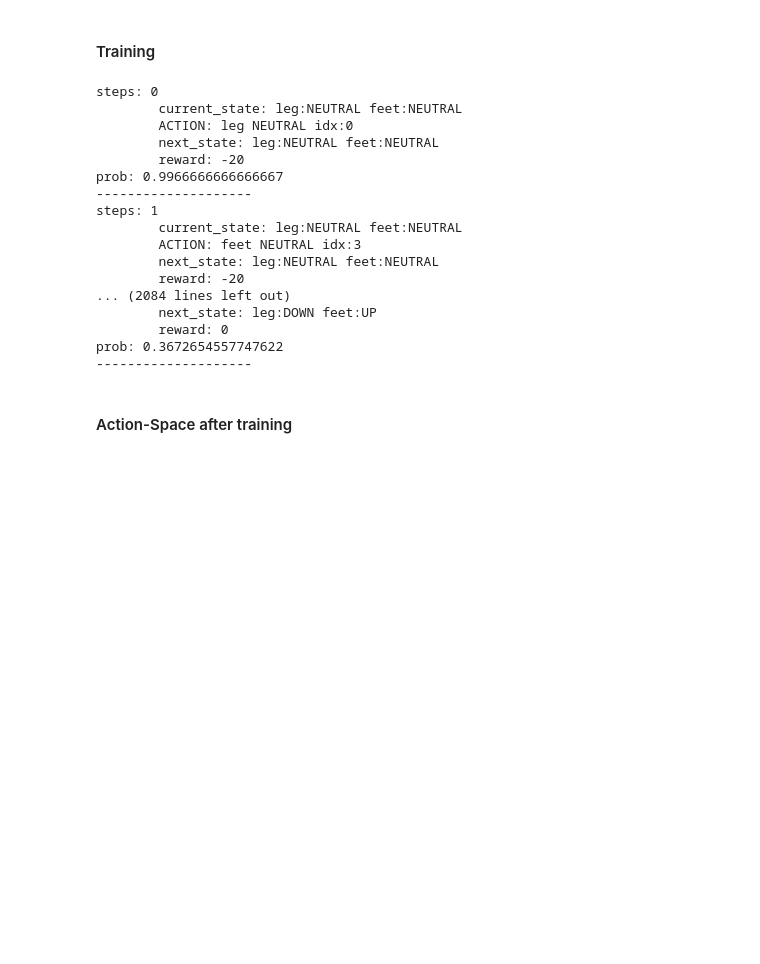
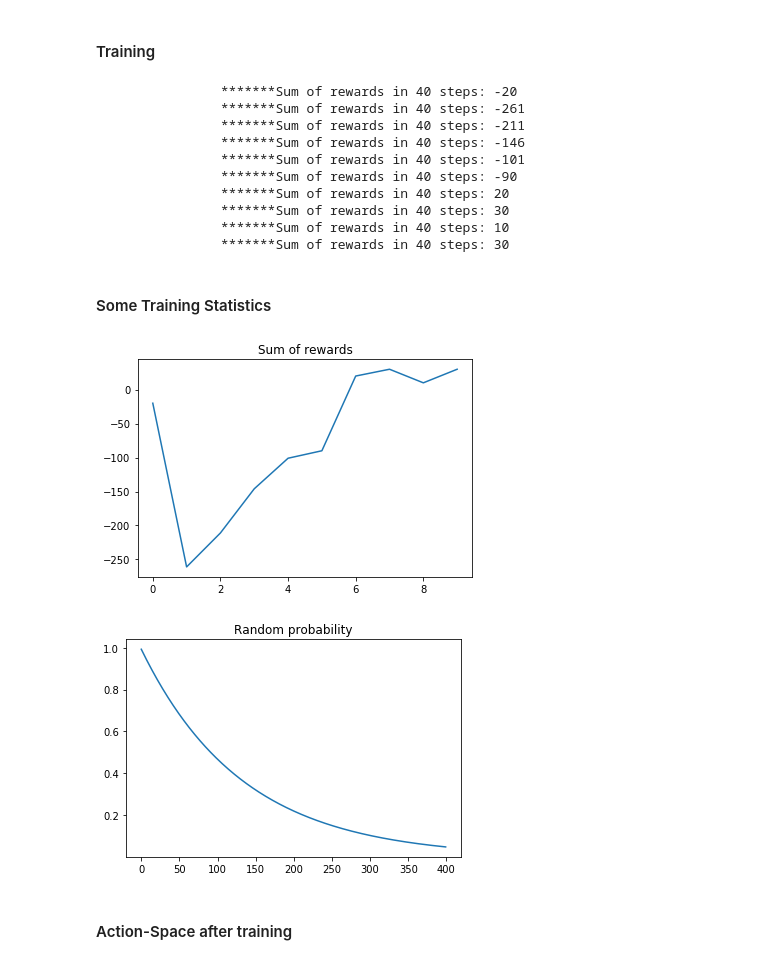
Before and after one commit to leonardoaraujosantos/RLBookCode, a Jupyter notebook: crawler_example/lego/train_notebook.ipynb, the cells around one changed output. Drawn from its saved outputs; the diff is of its cells as text; code cells hidden in the pictures; blank space fills up the shorter version.

```diff
--- a/crawler_example/lego/train_notebook.ipynb
+++ b/crawler_example/lego/train_notebook.ipynb
@@ -55,6 +60,9 @@ plt.show()
 #### Training
 # %%
 # Train
+sum_rewards = 0
+sum_rewards_vec = []
+probabilities_vec = []
 for steps in range(num_iterations_train):
     action = agent.choose_action(current_state)
     current_state_str = str(env)
@@ -62,29 +70,41 @@ for steps in range(num_iterations_train):
     next_state_str = env.state_idx_to_str(next_state)
     action_str = env.action_idx_to_str(action)
     agent.update_q_table(current_state, action, reward, next_state)
-    print('steps:', steps, '\n\tcurrent_state:', current_state_str, '\n\tACTION:', action_str, '\n\tnext_state:',
-          next_state_str, '\n\treward:', reward, '\nprob:', agent.e_greedy_prob)
-    print('-' * 20)
+    #print('steps:', steps, '\n\tcurrent_state:', current_state_str, '\n\tACTION:', action_str, '\n\tnext_state:',
+    #      next_state_str, '\n\treward:', reward, '\nprob:', agent.e_greedy_prob)
+    #print('-' * 20)
     # Don't forget to update your state otherwise the robot will be stuck
     current_state = next_state
+    # Accumulate rewards
+    sum_rewards += reward
+    probabilities_vec.append(agent.e_greedy_prob)
+    if steps % num_steps_eval == 0:
+        sum_rewards_vec.append(sum_rewards)
+        print('\t\t*******Sum of rewards in %d steps: %d' % (num_steps_eval, sum_rewards))
+        sum_rewards = 0
 # %% [output]
-steps: 0
-        current_state: leg:NEUTRAL feet:NEUTRAL
-        ACTION: leg NEUTRAL idx:0
-        next_state: leg:NEUTRAL feet:NEUTRAL
-        reward: -20
-prob: 0.9966666666666667
---------------------
-steps: 1
-        current_state: leg:NEUTRAL feet:NEUTRAL
-        ACTION: feet NEUTRAL idx:3
-        next_state: leg:NEUTRAL feet:NEUTRAL
-        reward: -20
-... (2084 lines left out)
-        next_state: leg:DOWN feet:UP
-        reward: 0
-prob: 0.3672654557747622
---------------------
+                *******Sum of rewards in 40 steps: -20
+                *******Sum of rewards in 40 steps: -261
+                *******Sum of rewards in 40 steps: -211
+                *******Sum of rewards in 40 steps: -146
+                *******Sum of rewards in 40 steps: -101
+                *******Sum of rewards in 40 steps: -90
+                *******Sum of rewards in 40 steps: 20
+                *******Sum of rewards in 40 steps: 30
+                *******Sum of rewards in 40 steps: 10
+                *******Sum of rewards in 40 steps: 30
+# %% [markdown]
+#### Some Training Statistics
+# %%
+plt.plot(sum_rewards_vec)
+plt.title('Sum of rewards')
+plt.show()
+plt.plot(probabilities_vec)
+plt.title('Random probability')
+plt.show()
+# %% [output]
+[figure, added]
+[figure, added]
 # %% [markdown]
 #### Action-Space after training
 # %%
```
Also changed, not shown: parts of 5 cells of this notebook, 1 other file.
